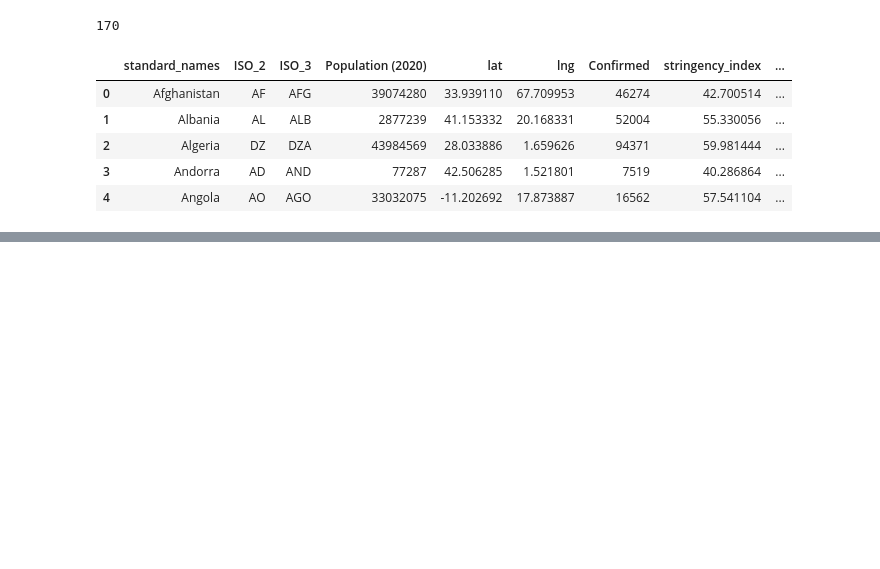
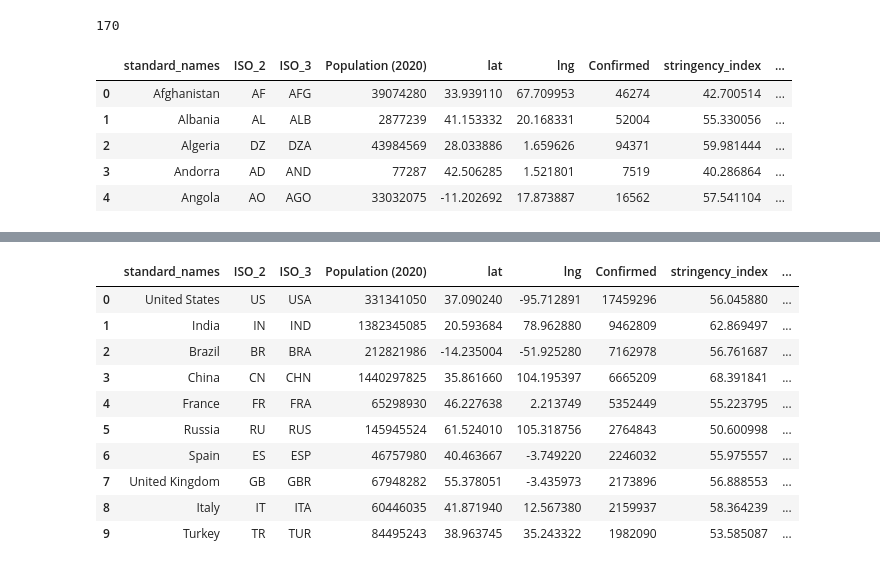
Before and after one commit to mirahmed07/project_covid_global, a Jupyter notebook: covid_global_cleaning.ipynb, the cells around one changed output, grey strips where cells are left out. Cells and saved outputs as stored; diff of their text form; code cells hidden in the pictures; blank space fills up the shorter version.

```diff
--- a/covid_global_cleaning.ipynb
+++ b/covid_global_cleaning.ipynb
@@ -494,3 +510,6 @@ covid_stats_df.head()
 | 2 | Algeria | DZ | DZA | 43984569 | 28.033886 | 1.659626 | 94371 | 59.981444 | ... |
 | 3 | Andorra | AD | AND | 77287 | 42.506285 | 1.521801 | 7519 | 40.286864 | ... |
 | 4 | Angola | AO | AGO | 33032075 | -11.202692 | 17.873887 | 16562 | 57.541104 | ... |
+# %%
+covid_stats_df =  pd.read_csv("covid_stats_2020.csv")
+covid_stats_df.head()
@@ -496,0 +523,4 @@ covid_stats_df.head()
+# %%
+covid_stats_sorted_df = covid_stats_df.sort_values(by = "Confirmed", ascending = False, ignore_index= True)
+covid_stats_sorted_df.to_csv("covid_stats_sorted.csv", index= False)
+covid_stats_sorted_df.head()
@@ -496,0 +534,15 @@ covid_stats_df.head()
+# %%
+covid_stats_sorted_df_top = covid_stats_sorted_df.head(10)
+covid_stats_sorted_df_top
+# %% [output]
+|  | standard_names | ISO_2 | ISO_3 | Population (2020) | lat | lng | Confirmed | stringency_index | ... |
+| 0 | United States | US | USA | 331341050 | 37.090240 | -95.712891 | 17459296 | 56.045880 | ... |
+| 1 | India | IN | IND | 1382345085 | 20.593684 | 78.962880 | 9462809 | 62.869497 | ... |
+| 2 | Brazil | BR | BRA | 212821986 | -14.235004 | -51.925280 | 7162978 | 56.761687 | ... |
+| 3 | China | CN | CHN | 1440297825 | 35.861660 | 104.195397 | 6665209 | 68.391841 | ... |
+| 4 | France | FR | FRA | 65298930 | 46.227638 | 2.213749 | 5352449 | 55.223795 | ... |
+| 5 | Russia | RU | RUS | 145945524 | 61.524010 | 105.318756 | 2764843 | 50.600998 | ... |
+| 6 | Spain | ES | ESP | 46757980 | 40.463667 | -3.749220 | 2246032 | 55.975557 | ... |
+| 7 | United Kingdom | GB | GBR | 67948282 | 55.378051 | -3.435973 | 2173896 | 56.888553 | ... |
+| 8 | Italy | IT | ITA | 60446035 | 41.871940 | 12.567380 | 2159937 | 58.364239 | ... |
+| 9 | Turkey | TR | TUR | 84495243 | 38.963745 | 35.243322 | 1982090 | 53.585087 | ... |
```
Also changed, not shown: parts of 8 cells of this notebook, 4 other files.
